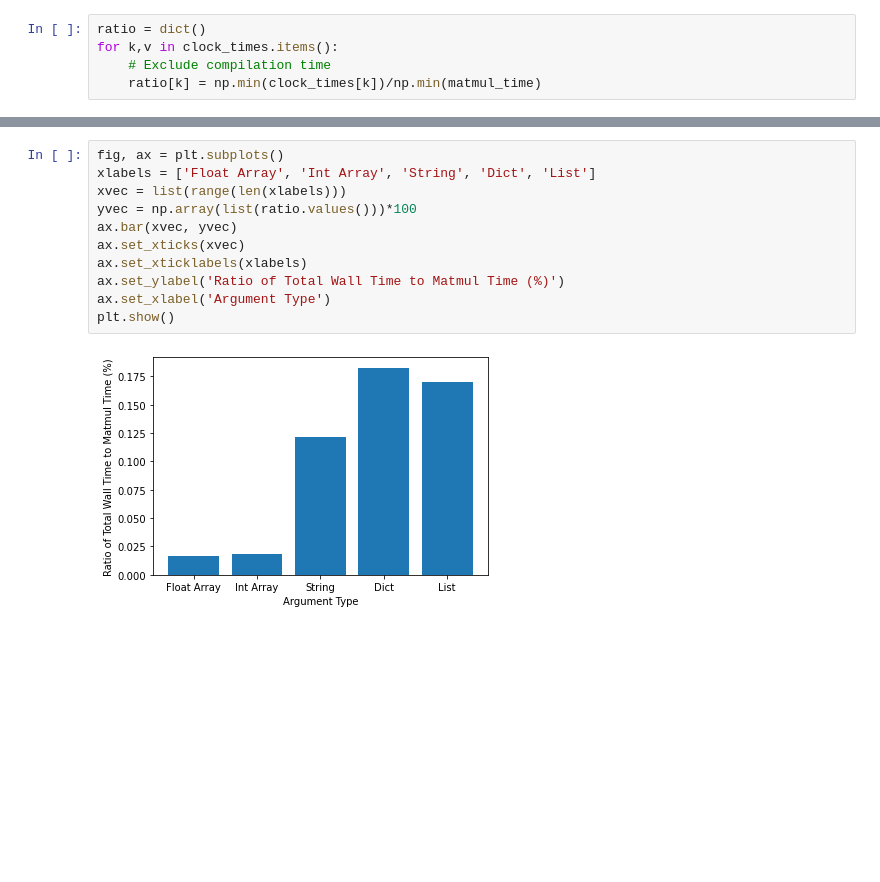
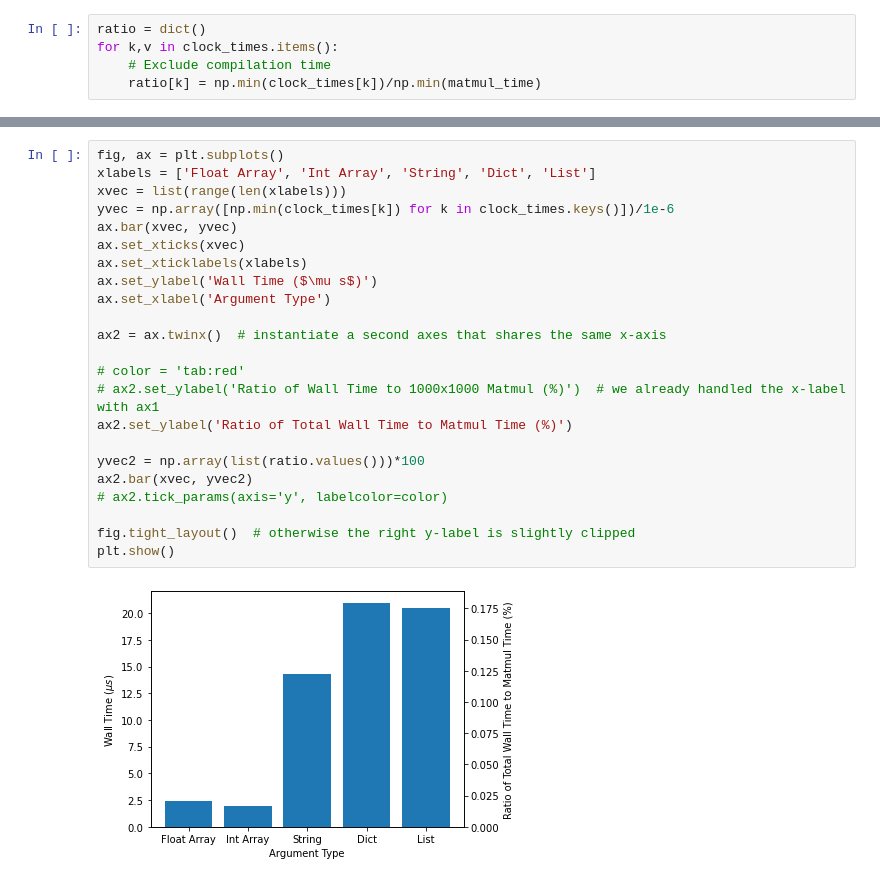
Before and after one commit to labarba/pyexafmm-cise, a Jupyter notebook: experiments/boxing/boxing.ipynb, the cells around one changed output, grey strips where cells are left out. Saved outputs shown, nothing was run; the diff lists cells and outputs as text; blank space fills up the shorter version.

```diff
--- a/experiments/boxing/boxing.ipynb
+++ b/experiments/boxing/boxing.ipynb
@@ -428,13 +428,25 @@ ratio
 # %%
 fig, ax = plt.subplots()
 xlabels = ['Float Array', 'Int Array', 'String', 'Dict', 'List']
 xvec = list(range(len(xlabels)))
-yvec = np.array(list(ratio.values()))*100
+yvec = np.array([np.min(clock_times[k]) for k in clock_times.keys()])/1e-6
 ax.bar(xvec, yvec)
 ax.set_xticks(xvec)
 ax.set_xticklabels(xlabels)
-ax.set_ylabel('Ratio of Total Wall Time to Matmul Time (%)')
+ax.set_ylabel('Wall Time ($\mu s$)')
 ax.set_xlabel('Argument Type')
+
+ax2 = ax.twinx()  # instantiate a second axes that shares the same x-axis
+
+# color = 'tab:red'
+# ax2.set_ylabel('Ratio of Wall Time to 1000x1000 Matmul (%)')  # we already handled the x-label with ax1
+ax2.set_ylabel('Ratio of Total Wall Time to Matmul Time (%)')
+
+yvec2 = np.array(list(ratio.values()))*100
+ax2.bar(xvec, yvec2)
+# ax2.tick_params(axis='y', labelcolor=color)
+
+fig.tight_layout()  # otherwise the right y-label is slightly clipped
 plt.show()
 # %% [output]
-[figure, old version]
+[figure, new version]
```
Also changed, not shown: parts of 5 cells of this notebook, 3 other files.
